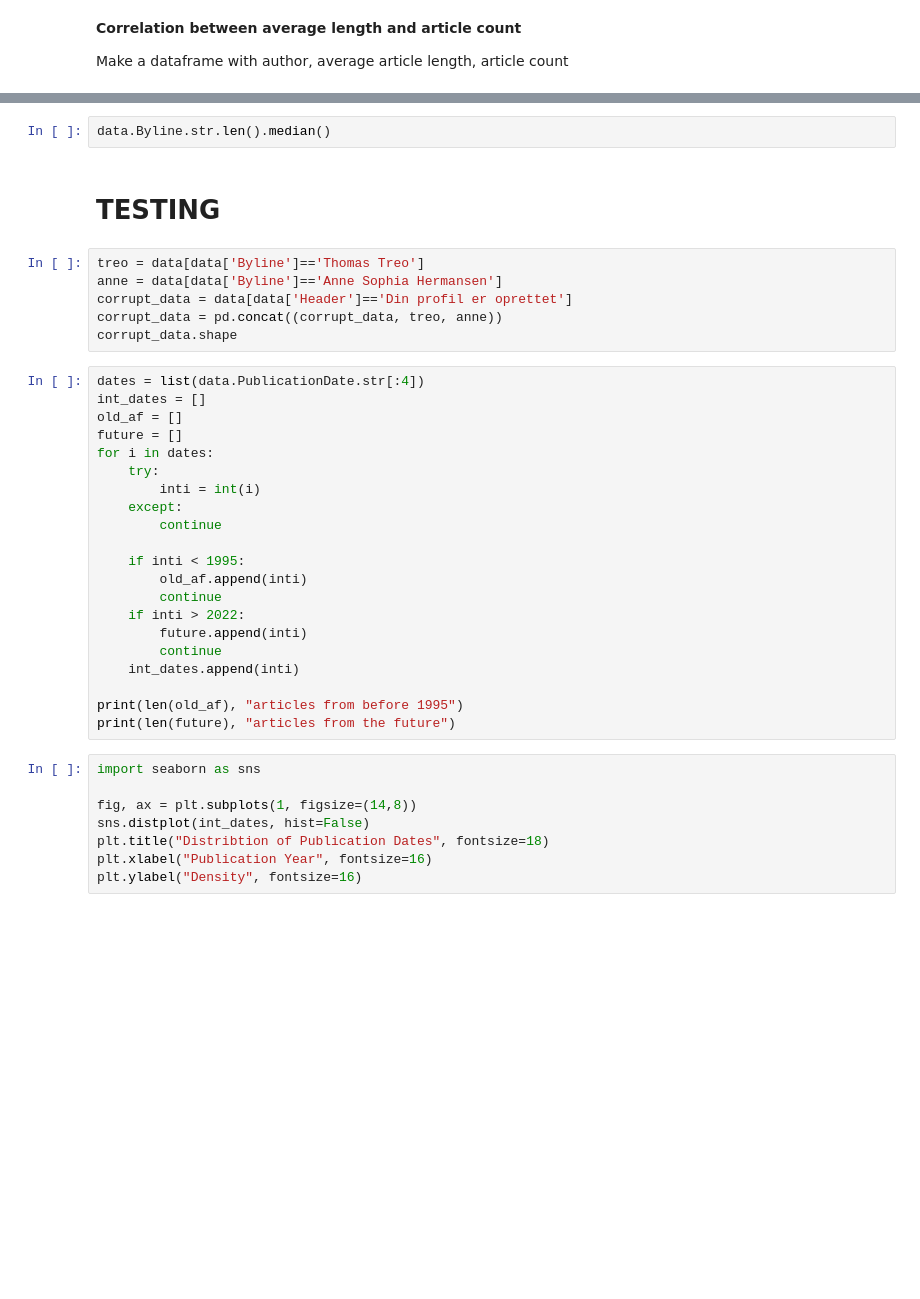
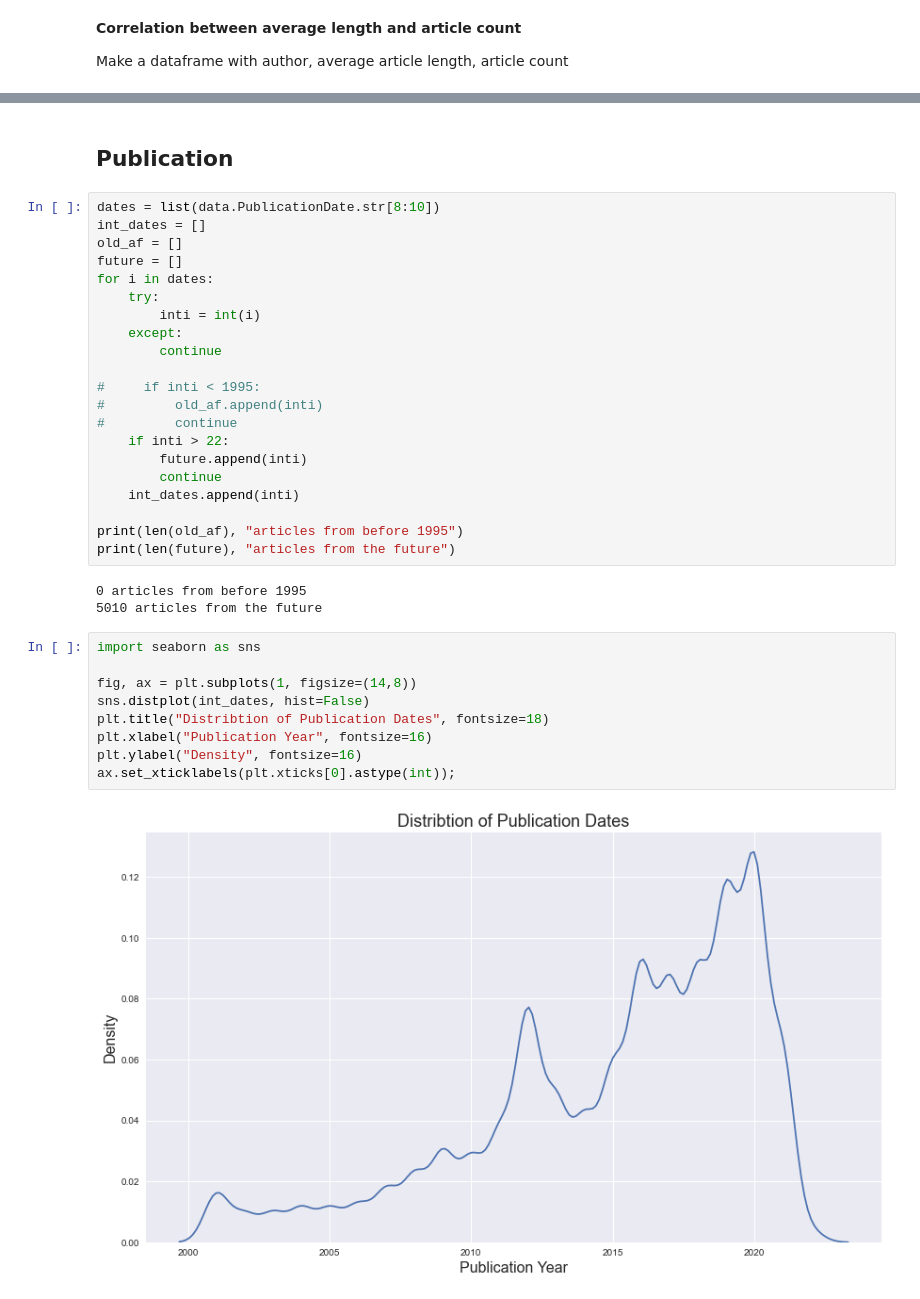
Before and after one commit to kroglkt/articlencoding, a Jupyter notebook: Data Formatting.ipynb, the cells around one changed output, grey strips where cells are left out. Drawn from its saved outputs; the diff is of its cells as text; blank space fills up the shorter version.

```diff
--- a/Data Formatting.ipynb
+++ b/Data Formatting.ipynb
@@ -607,15 +688,7 @@ plt.title("No Linear Correlation Between Article Length and Article Count", font
-# %%
-data.Byline.str.len().median()
 # %% [markdown]
-# TESTING
+## Publication
-# %%
-treo = data[data['Byline']=='Thomas Treo']
-anne = data[data['Byline']=='Anne Sophia Hermansen']
-corrupt_data = data[data['Header']=='Din profil er oprettet']
-corrupt_data = pd.concat((corrupt_data, treo, anne))
-corrupt_data.shape
 # %%
-dates = list(data.PublicationDate.str[:4])
+dates = list(data.PublicationDate.str[8:10])
 int_dates = []
 old_af = []
 future = []
@@ -625,21 +698,27 @@ for i in dates:
     except:
         continue
 
-    if inti < 1995:
-        old_af.append(inti)
-        continue
-    if inti > 2022:
+#     if inti < 1995:
+#         old_af.append(inti)
+#         continue
+    if inti > 22:
         future.append(inti)
         continue
     int_dates.append(inti)
 
 print(len(old_af), "articles from before 1995")
 print(len(future), "articles from the future")
+# %% [output]
+0 articles from before 1995
+5010 articles from the future
 # %%
 import seaborn as sns
 
 fig, ax = plt.subplots(1, figsize=(14,8))
 sns.distplot(int_dates, hist=False)
 plt.title("Distribtion of Publication Dates", fontsize=18)
 plt.xlabel("Publication Year", fontsize=16)
 plt.ylabel("Density", fontsize=16)
+ax.set_xticklabels(plt.xticks[0].astype(int));
+# %% [output]
+[figure, added]
```
Also changed, not shown: parts of 20 cells of this notebook, 2 other files.
